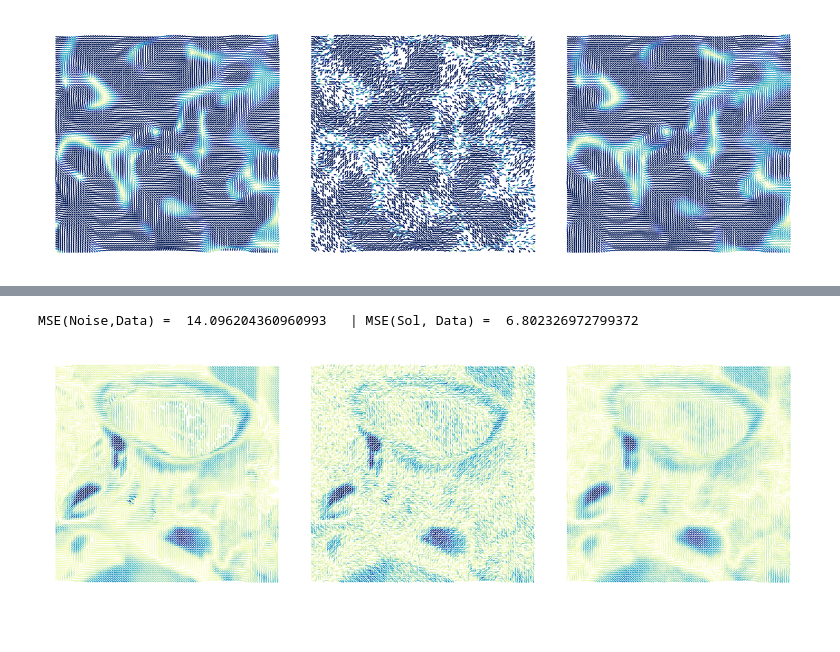
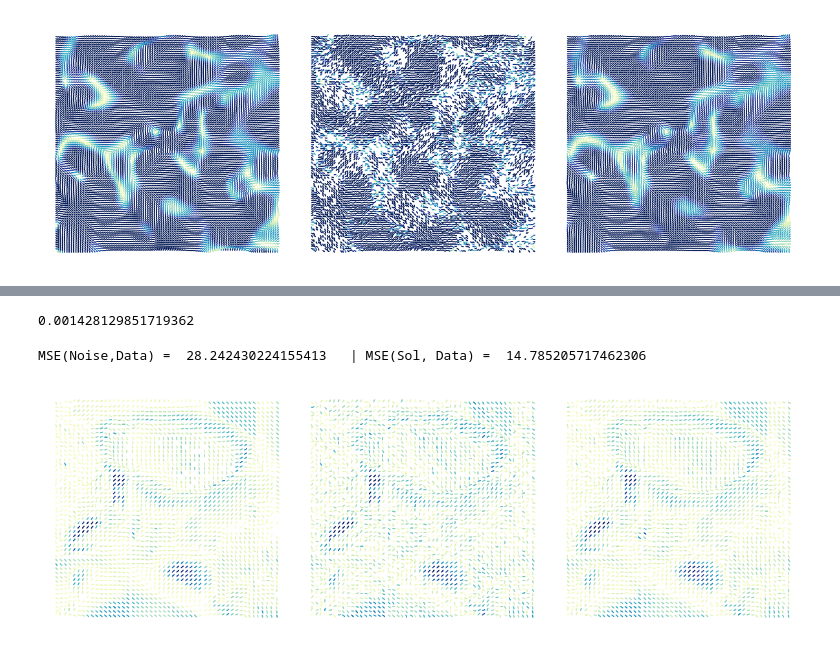
Before and after one commit to JJEWBresch/relaxed_tikhonov_regularization, a Jupyter notebook: hyperbolic.ipynb, the cells around one changed output, grey strips where cells are left out. Drawn from its saved outputs; the diff is of its cells as text; code cells hidden in the pictures.

```diff
--- a/hyperbolic.ipynb
+++ b/hyperbolic.ipynb
@@ -114,8 +114,20 @@ plt.colorbar(im)
 # %%
+# one cone
 transimgconv = np.zeros((3,np.shape(imgconv)[0],np.shape(imgconv)[0]))
-transimgconv[0,:,:] = imgconv[:,:,2].copy()/255*imgconv[:,:,1].copy()/255*np.cos(imgconv[:,:,0].copy()/180*2*np.pi)
-transimgconv[1,:,:] = imgconv[:,:,2].copy()/255*imgconv[:,:,1].copy()/255*np.sin(imgconv[:,:,0].copy()/180*2*np.pi)
-transimgconv[2,:,:] = imgconv[:,:,1].copy()/255
+transimgconv[0,:,:] = imgconv[:,:,2].copy()/256*imgconv[:,:,1].copy()/256*np.cos(imgconv[:,:,0].copy()/180*2*np.pi)
+transimgconv[1,:,:] = imgconv[:,:,2].copy()/256*imgconv[:,:,1].copy()/256*np.sin(imgconv[:,:,0].copy()/180*2*np.pi)
+transimgconv[2,:,:] = imgconv[:,:,1].copy()/256
+# %%
+# two cone
+transimgconv1 = np.zeros((3,np.shape(imgconv)[0],np.shape(imgconv)[0]))
+transimgconv2 = np.zeros((3,np.shape(imgconv)[0],np.shape(imgconv)[0]))
+
+#transimgconv[0,:,:] = imgconv[:,:,2].copy()/256*imgconv[:,:,1].copy()/256*np.cos(imgconv[:,:,0].copy()/180*2*np.pi)
+#transimgconv[1,:,:] = imgconv[:,:,2].copy()/256*imgconv[:,:,1].copy()/256*np.sin(imgconv[:,:,0].copy()/180*2*np.pi)
+transimgconv[2,:,:] = np.minimum(imgconv[:,:,1].copy()/256,0.5)*2
+transimgconv[2,:,:] = np.where(transimgconv[2,:,:] == 1.0, -(np.maximum(imgconv[:,:,1].copy()/256,0.5) - 0.5)*2, transimgconv[2,:,:])
+transimgconv[0,:,:] = imgconv[:,:,2].copy()/256*imgconv[:,:,1].copy()/256*np.cos(imgconv[:,:,0].copy()/180*2*np.pi)
+transimgconv[1,:,:] = imgconv[:,:,2].copy()/256*imgconv[:,:,1].copy()/256*np.sin(imgconv[:,:,0].copy()/180*2*np.pi)
 # %%
 normimgconv = (transimgconv[0,:,:])**2 + (transimgconv[1,:,:])**2 - (transimgconv[2,:,:])**2
 # %%
@@ -131,5 +148,11 @@ hyperimgconv = np.zeros((3,np.shape(imgconv)[0],np.shape(imgconv)[0]))
 hyperimgconv[0,:,:] = transimgconv[0,:,:]/np.sqrt(-nnormimgconv)
 hyperimgconv[1,:,:] = transimgconv[1,:,:]/np.sqrt(-nnormimgconv)
 hyperimgconv[2,:,:] = transimgconv[2,:,:]/np.sqrt(-nnormimgconv)
+# %%
+# proj two cone
+hyperimgconv = np.zeros((3,np.shape(imgconv)[0],np.shape(imgconv)[0]))
+hyperimgconv[0,:,:] = transimgconv[0,:,:]/np.sqrt(np.where(nnormimgconv < 0, -nnormimgconv, nnormimgconv))
+hyperimgconv[1,:,:] = transimgconv[1,:,:]/np.sqrt(np.where(nnormimgconv < 0, -nnormimgconv, nnormimgconv))
+hyperimgconv[2,:,:] = transimgconv[2,:,:]/np.sqrt(np.where(nnormimgconv < 0, -nnormimgconv, nnormimgconv))
 # %%
 minknormdata = (hyperimgconv[0,:,:])**2 + (hyperimgconv[1,:,:])**2 - (hyperimgconv[2,:,:])**2
@@ -141,3 +173,3 @@ hyperimgconv_noise = relaxed_tikhonov_sphere_image.TangtialHyperNoise(hyperimgco
 # %%
-sol_x, sol_v, sol_f1, sol_l1, sol_f2, sol_l2 = relaxed_tikhonov_sphere_image.ADMM_red_hyper2D(hyperimgconv_noise, hyperimgconv, 1, 0.1, 1001)
+sol_x, sol_v, sol_f1, sol_l1, sol_f2, sol_l2 = relaxed_tikhonov_sphere_image.ADMM_red_hyper2D(hyperimgconv_noise, hyperimgconv, 0.6, 0.1, 1001)
 # %% [output]
@@ -148,8 +198,12 @@ iteration       | func-value    | mikwosky-error        | error
+# %%
+np.max(np.abs(np.sum(sol_x_tv[0:2,:,:]**2,0) - sol_x_tv[2,:,:]**2+1))
+# %% [output]
+0.001428129851719362
 # %%
-print('MSE(Noise,Data) = ', np.linalg.norm(hyperimgconv_noise - hyperimgconv), '\t|', 'MSE(Sol, Data) = ', np.linalg.norm(sol_x - hyperimgconv))
+print('MSE(Noise,Data) = ', np.linalg.norm(hyperimgconv_noise - hyperimgconv), '\t|', 'MSE(Sol, Data) = ', np.linalg.norm(sol_x_tv - hyperimgconv))
 # %% [output]
-MSE(Noise,Data) =  14.096204360960993   | MSE(Sol, Data) =  6.802326972799372
+MSE(Noise,Data) =  28.242430224155413   | MSE(Sol, Data) =  14.785205717462306
 # %%
-relaxed_tikhonov_sphere_image.plot_hyper2(np.rot90(hyperimgconv_noise,k=3,axes=(1,2)), np.rot90(hyperimgconv,k=3,axes=(1,2)), np.rot90(sol_x,k=3,axes=(1,2)))
+relaxed_tikhonov_sphere_image.plot_hyper2_sep(np.rot90(hyperimgconv_noise,k=3,axes=(1,2)), np.rot90(hyperimgconv,k=3,axes=(1,2)), np.rot90(sol_x,k=3,axes=(1,2)))
 # %% [output]
-[figure, old version]
+[figure, new version]
```
Also changed, not shown: parts of 14 cells of this notebook, 1 other file.
